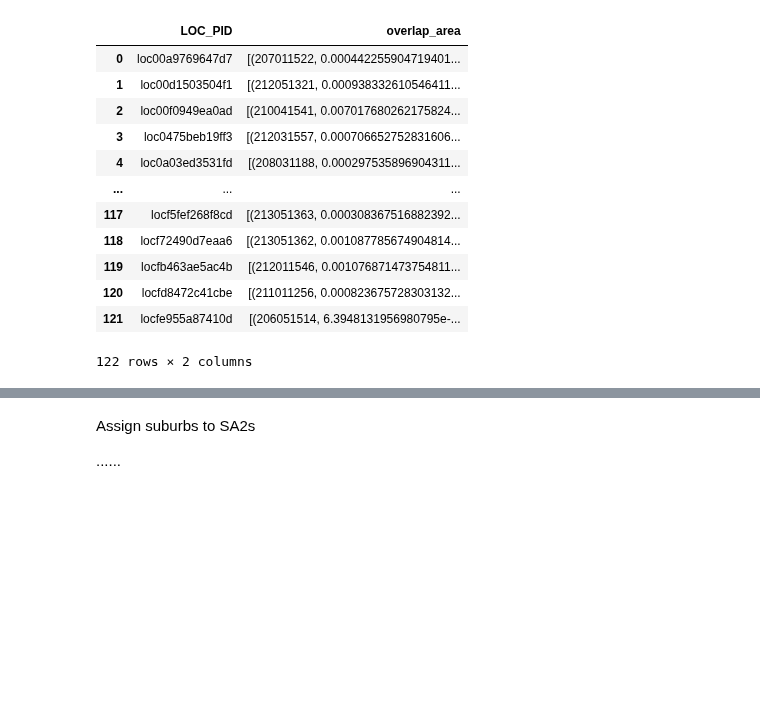
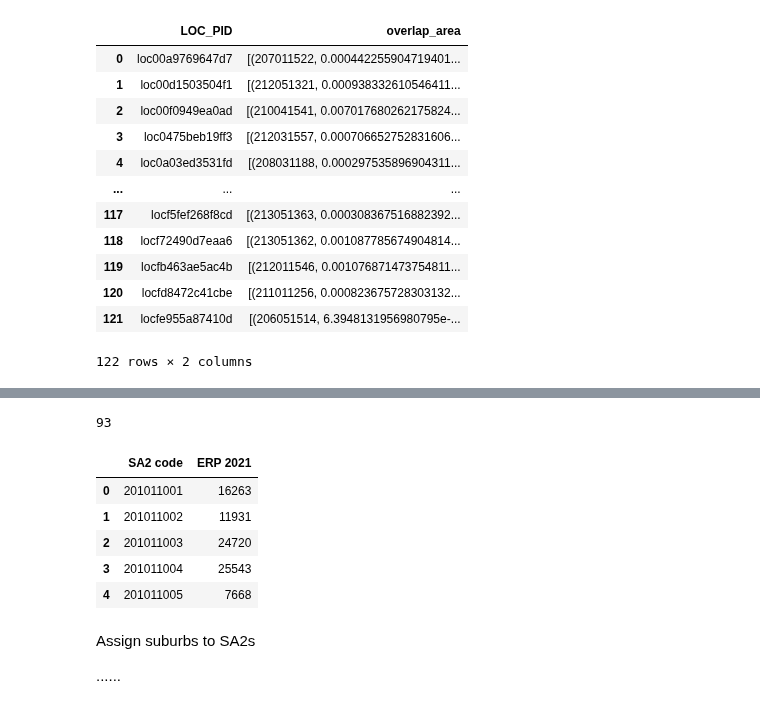
Before and after one commit to MAST30034-Applied-Data-Science/generic-real-estate-consulting-project-group-6, a Jupyter notebook: notebooks/suburb_population.ipynb, the cells around one changed output, grey strips where cells are left out. Cells and saved outputs as stored; diff of their text form; code cells hidden in the pictures; blank space fills up the shorter version.

```diff
--- a/notebooks/suburb_population.ipynb
+++ b/notebooks/suburb_population.ipynb
@@ -20,5 +21,5 @@ import geopandas as gpd
 # %%
-population = pd.read_csv("../data/raw/external_data/population.csv")
+population = pd.read_csv("../data/raw/population.csv")
 population.head()
 # %% [output]
 |  | Unnamed: 0 | S/T code | S/T name | GCCSA code | GCCSA name | SA4 code | SA4 name | SA3 code | SA3 name | ... |
@@ -118,3 +211,17 @@ suburb_sa2_overlap_areas  # The overlap_area [(SA2_code, area),...]
+# %%
+len(loc_res)
+# %% [output]
+93
+# %%
+df1 = population[['SA2 code','ERP 2021']]
+df1.head()
+# %% [output]
+|  | SA2 code | ERP 2021 |
+| 0 | 201011001 | 16263 |
+| 1 | 201011002 | 11931 |
+| 2 | 201011003 | 24720 |
+| 3 | 201011004 | 25543 |
+| 4 | 201011005 | 7668 |
 # %% [markdown]
 Assign suburbs to SA2s
 
```
Also changed, not shown: parts of 19 cells of this notebook, 1 other file.
